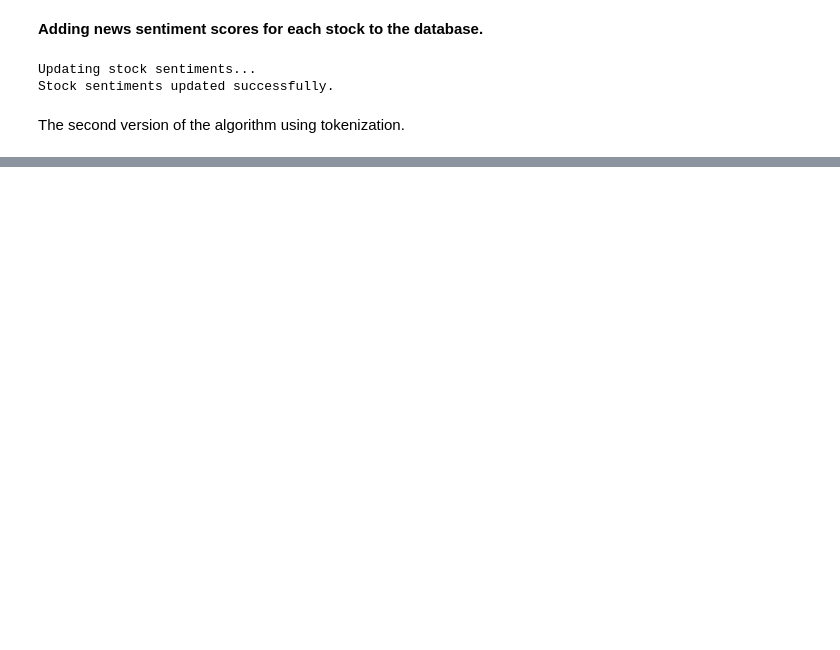
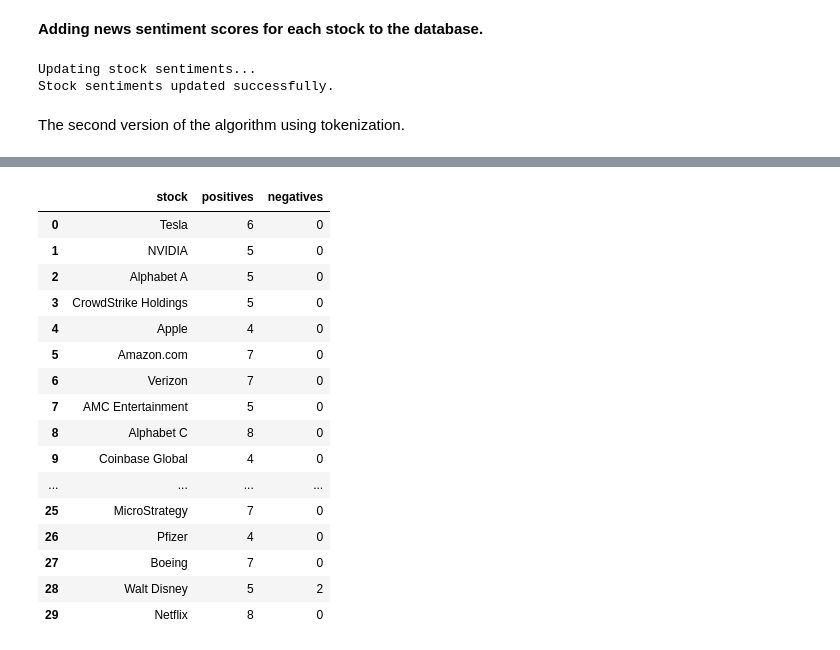
Before and after one commit to Balorum/Financial_analysis, a Jupyter notebook: models/article_analyzer.ipynb, the cells around one changed output, grey strips where cells are left out. Cells and saved outputs as stored; diff of their text form; code cells hidden in the pictures; blank space fills up the shorter version.

```diff
--- a/models/article_analyzer.ipynb
+++ b/models/article_analyzer.ipynb
@@ -195,0 +227,53 @@ print(articles_list)
+# %%
+articles_marks = []
+companies_names = list((i[0] for i in get_companies_names()))
+stop_words = set(stopwords.words("english"))
+articles_list = []
+
+for root, dirs, files in os.walk(os.getcwd() + "/data/stocks"):
+    for dir_name, company_name in zip(dirs, companies_names):
+        folder_path = os.path.join(root, dir_name)
+        pos_mark = 0
+        neg_mark = 0
+        articles_list = []
+        for filename in os.listdir(folder_path):
+            words_list = []
+            sentences_list = []
+            file_path = os.path.join(folder_path, filename)
+            article_file = open(file_path, 'r', encoding="utf-8")
+            article_text = article_file.read()
+            article = re.sub(r'\.(?!\s)', '. ', article_text)
+            sentences = article_tokenization(article_text)
+            for sentence in sentences:
+                sentence = delete_punctuation(sentence)
+                tokenized_sentence = sentence_tokenization(sentence)
+                without_base_sw = delete_stop_words(tokenized_sentence)
+                words_list.append(without_base_sw)
+            for word_list in words_list:
+                sentence = ' '.join(word_list)
+
+                sentence = sentence.capitalize()
+                sentence = sentence + "."
+
+                sentences_list.append(sentence)
+            articles_list.append(sentences_list)
+        pos_counter = 0
+        neg_counter = 0
+        full_articles_list = []
+        for article in articles_list:
+            full_article = ""
+            for sentence in article:
+                full_article = full_article + sentence + " "
+            full_articles_list.append(full_article)
+
+        for article_text in full_articles_list:
+            if analyze_sentiment(article_text)["compound"] <= 0:
+                neg_counter += 1
+            elif analyze_sentiment(article_text)["compound"] > 0:
+                pos_counter += 1
+            print(analyze_sentiment(article_text))
+        articles_marks.append({'stock': company_name, 'positives': pos_counter, 'negatives': neg_counter})
+
+tokenized_articles_df = pd.DataFrame(articles_marks, columns=['stock', 'positives', 'negatives'])
+tokenized_articles_df
+# %% [output]
@@ -195,0 +297,17 @@ print(articles_list)
+|  | stock | positives | negatives |
+| 0 | Tesla | 6 | 0 |
+| 1 | NVIDIA | 5 | 0 |
+| 2 | Alphabet A | 5 | 0 |
+| 3 | CrowdStrike Holdings | 5 | 0 |
+| 4 | Apple | 4 | 0 |
+| 5 | Amazon.com | 7 | 0 |
+| 6 | Verizon | 7 | 0 |
+| 7 | AMC Entertainment | 5 | 0 |
+| 8 | Alphabet C | 8 | 0 |
+| 9 | Coinbase Global | 4 | 0 |
+| ... | ... | ... | ... |
+| 25 | MicroStrategy | 7 | 0 |
+| 26 | Pfizer | 4 | 0 |
+| 27 | Boeing | 7 | 0 |
+| 28 | Walt Disney | 5 | 2 |
+| 29 | Netflix | 8 | 0 |
```
Also changed, not shown: parts of 5 cells of this notebook, 7 other files.
